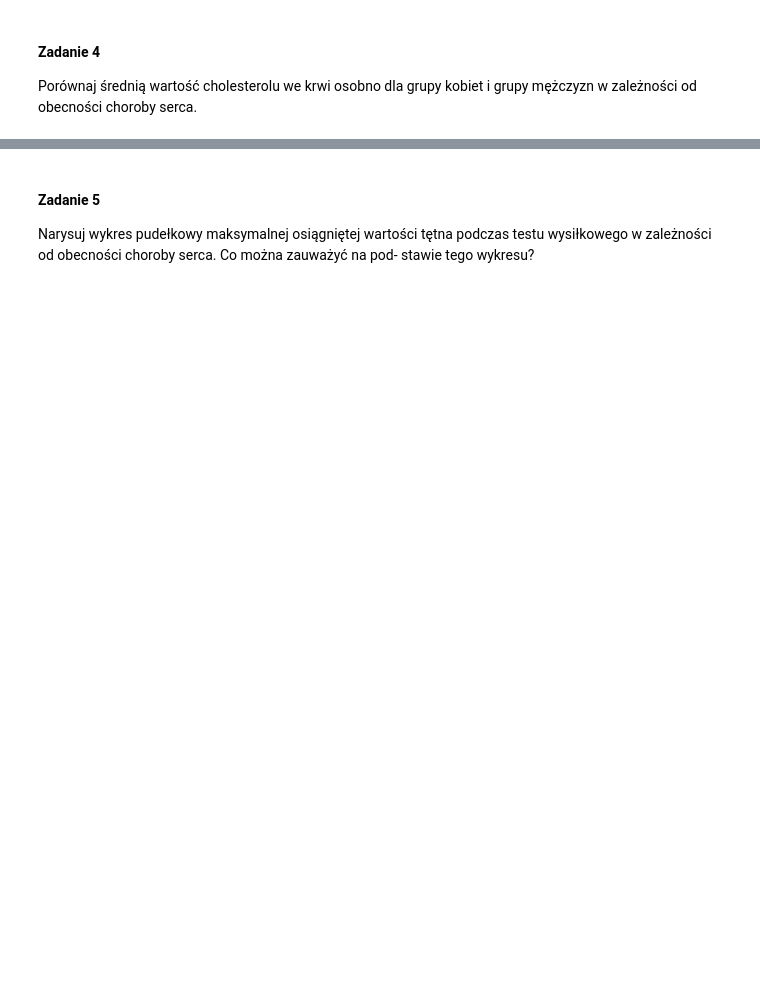
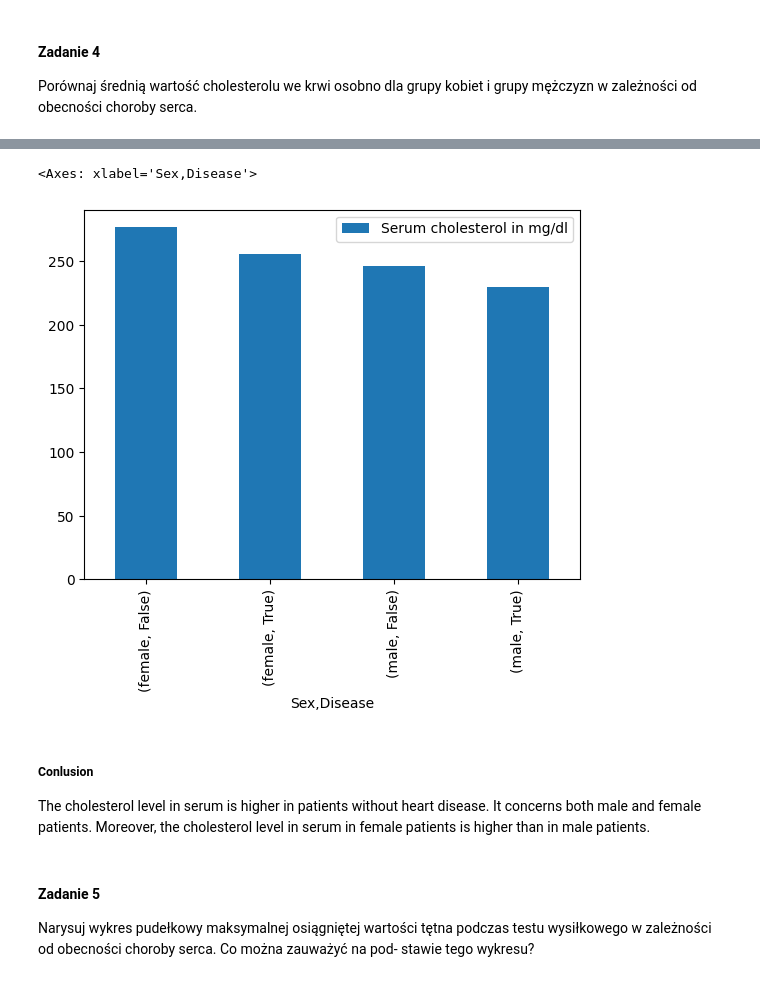
Before and after one commit to yovvanka/python-exercises, a Jupyter notebook: List_1_exercise 2.ipynb, the cells around one changed output, grey strips where cells are left out. Saved outputs shown, nothing was run; the diff lists cells and outputs as text; code cells hidden in the pictures; blank space fills up the shorter version.

```diff
--- a/List_1_exercise 2.ipynb
+++ b/List_1_exercise 2.ipynb
@@ -102,3 +120,6 @@ print("There is {:.2f%} more ".format(difference_by_gender) + more_frequently_su
 #### Zadanie 4
 Porównaj średnią wartość cholesterolu we krwi osobno dla grupy kobiet i grupy
 mężczyzn w zależności od obecności choroby serca.
+# %%
+heart_disease_subset4 = heart_disease[['Sex','Serum cholesterol in mg/dl','Disease']]
+heart_disease_subset4.head(5)
@@ -104,0 +133,2 @@ mężczyzn w zależności od obecności choroby serca.
+# %%
+cholesterol_by_gender_and_disease = heart_disease_subset4.groupby(['Sex','Disease']).mean()
@@ -105,3 +144,12 @@ mężczyzn w zależności od obecności choroby serca.
+# %%
+cholesterol_by_gender_and_disease.plot(kind="bar")
+# %% [output]
+<Axes: xlabel='Sex,Disease'>
+[figure, added]
+# %% [markdown]
+##### Conlusion
+The cholesterol level in serum is higher in patients without heart disease. It concerns both male and female patients.
+Moreover, the cholesterol level in serum in female patients is higher than in male patients.
 # %% [markdown]
 #### Zadanie 5
 Narysuj wykres pudełkowy maksymalnej osiągniętej wartości tętna podczas testu
```
Also changed, not shown: parts of 12 cells of this notebook.
